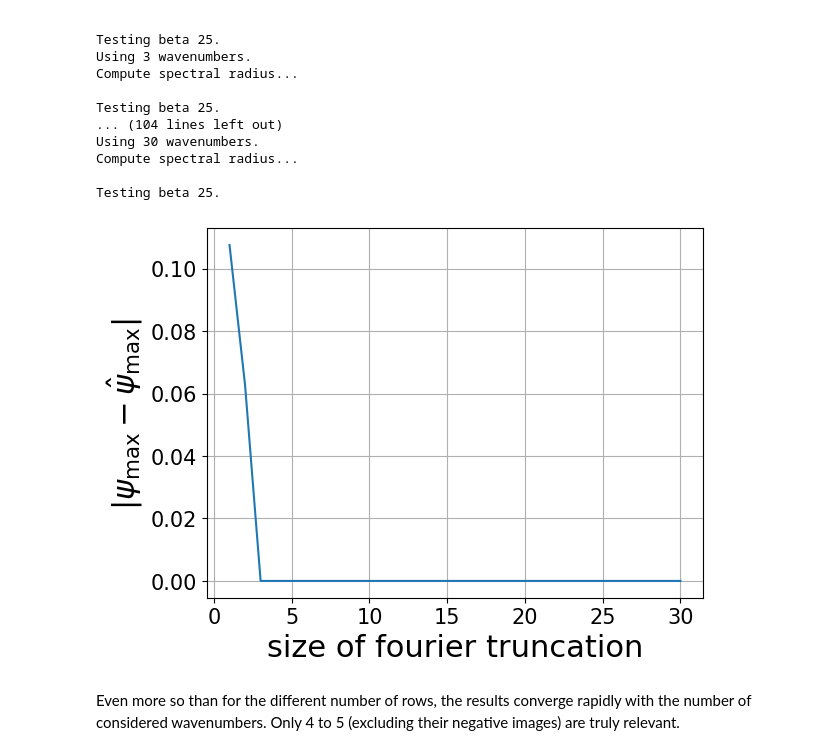
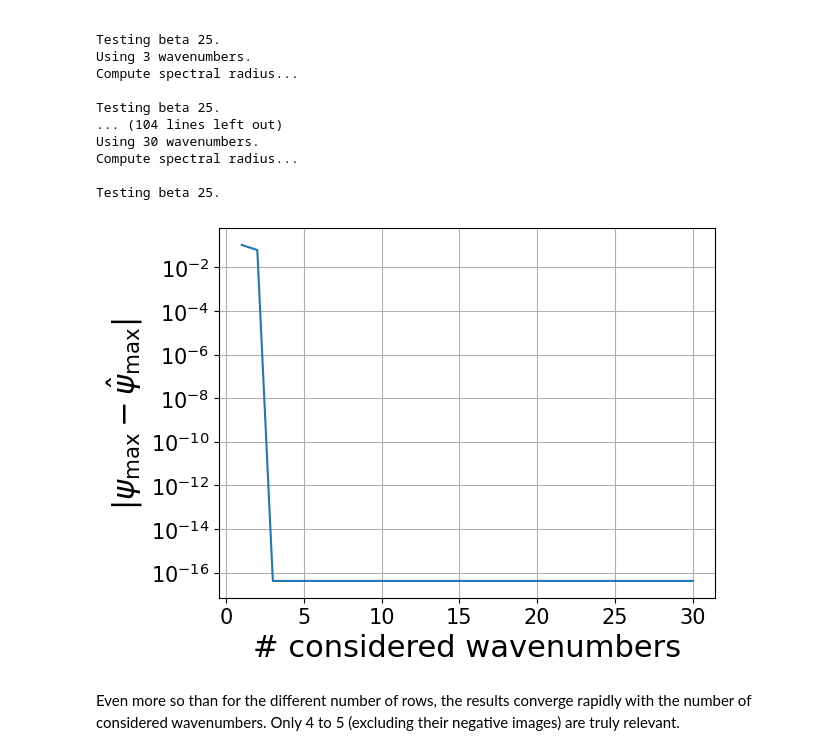
Before and after one commit to SchroedingersLion/Cluster-Formation-in-Diffusive-Systems, a Jupyter notebook: stability_and_fluctuation_analysis.ipynb, the cells around one changed output. Cells and saved outputs as stored; diff of their text form; code cells hidden in the pictures.

Commit message:
changed plot labels

```diff
--- a/stability_and_fluctuation_analysis.ipynb
+++ b/stability_and_fluctuation_analysis.ipynb
@@ -159,16 +159,16 @@ Here, $erf$ denotes the error function. Since $\frac{\sigma}{L}$ is small, the d
 sigma = np.sqrt(0.5)    # Width.
 L = 10                  # Boxlength.
 
-# # Wrapped / periodic Gaussian.
-# def W_hat_gauss(k):
-#     W_hat_k = -np.sqrt(2*np.pi)*sigma*np.exp(-sigma**2 * k**2 /2)
-#     return W_hat_k
+# Wrapped / periodic Gaussian.
+def W_hat_gauss(k):
+    W_hat_k = -np.sqrt(2*np.pi)*sigma*np.exp(-sigma**2 * k**2 /2)
+    return W_hat_k
 
 # Non-wrapped case:
-from scipy.special import erf
-def W_hat_gauss(k):
-   W_hat_k = -np.sqrt(2*np.pi)*sigma * np.exp(-sigma**2 *k**2 /2)*np.real( erf( (0.5*L + 1j*k*sigma**2)/(np.sqrt(2*sigma**2)) ) )
-   return W_hat_k
+# from scipy.special import erf
+# def W_hat_gauss(k):
+#    W_hat_k = -np.sqrt(2*np.pi)*sigma * np.exp(-sigma**2 *k**2 /2)*np.real( erf( (0.5*L + 1j*k*sigma**2)/(np.sqrt(2*sigma**2)) ) )
+#    return W_hat_k
 # %%
 # Compute spectral radius for given list of beta and gamma.
 
@@ -696,12 +696,13 @@ Testing beta 25.
 # %%
 # Plot results.
 plt.plot(k_range,errors_list)
-plt.xlabel('size of fourier truncation', fontsize = '22')
+plt.xlabel('# considered wavenumbers', fontsize = '22')
 plt.ylabel('$|\psi_{\max} - \hat{\psi}_{\max}|$', fontsize = '22')
+plt.yscale("log")
 plt.xticks(fontsize = '15')
 plt.yticks(fontsize = '15')
 plt.grid()
 # %% [output]
-[figure, old version]
+[figure, new version]
 # %% [markdown]
 Even more so than for the different number of rows, the results converge rapidly with the number of considered wavenumbers. Only 4 to 5 (excluding their negative images) are truly relevant.
```
Also changed, not shown: parts of 1 cell of this notebook.
